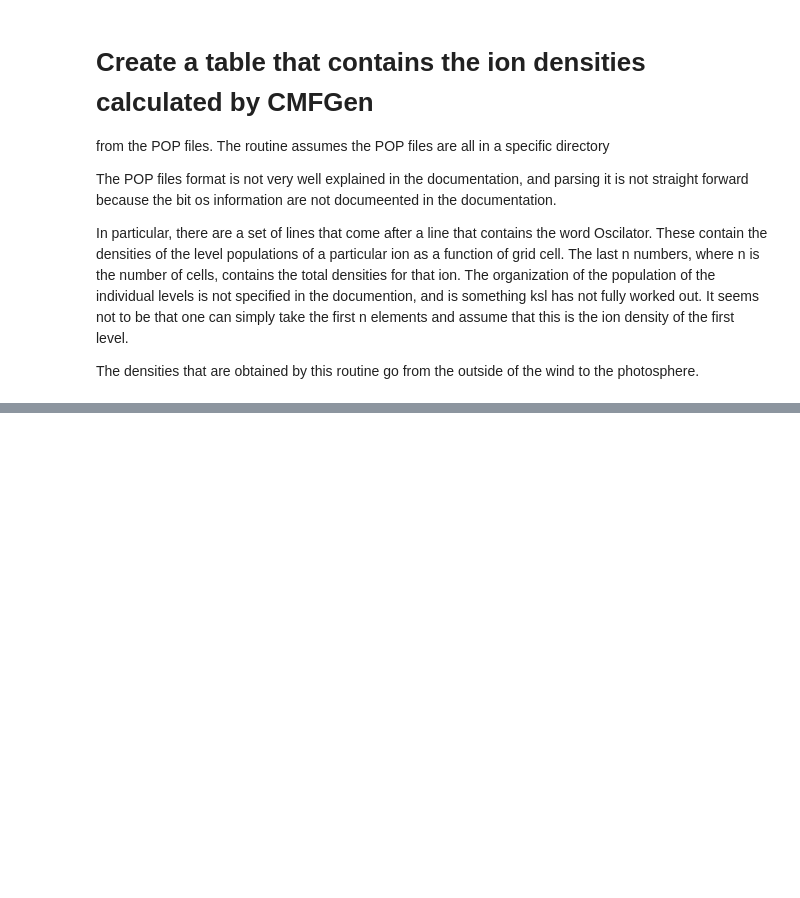
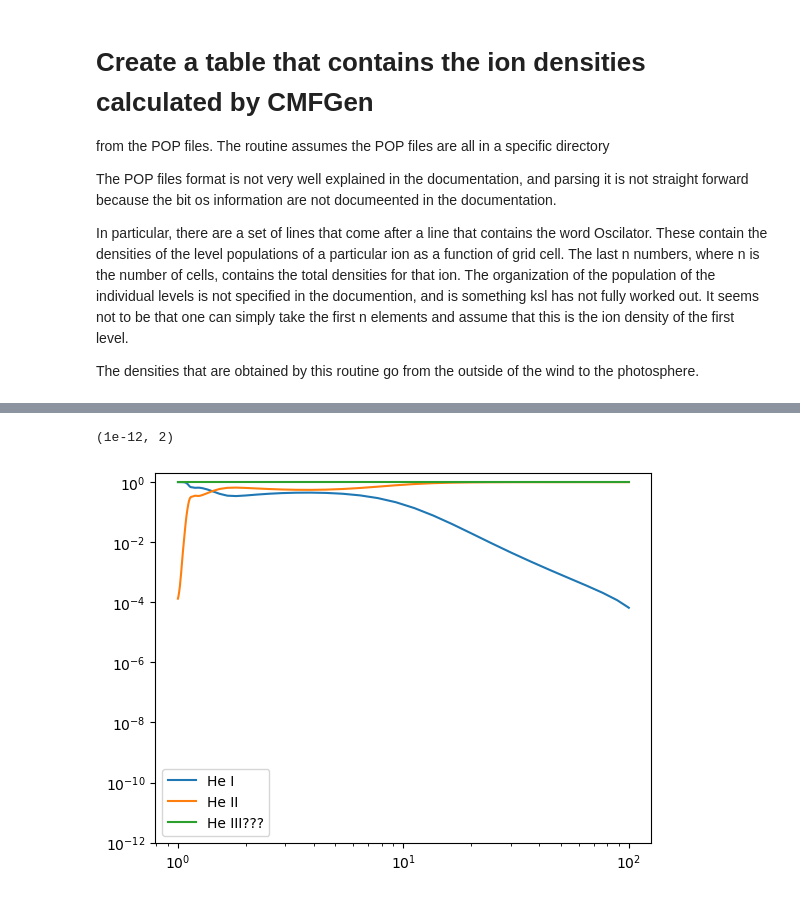
Before and after one commit to sirocco-rt/release-models, a Jupyter notebook: Details/cmfgen/cmfgen/GetIonDen.ipynb, the cells around one changed output, grey strips where cells are left out. Cells and saved outputs as stored; diff of their text form; code cells hidden in the pictures; blank space fills up the shorter version.

```diff
--- a/Details/cmfgen/cmfgen/GetIonDen.ipynb
+++ b/Details/cmfgen/cmfgen/GetIonDen.ipynb
@@ -118,0 +177,13 @@ nlev:  [14, 54, 18]
+# %%
+data = io.read("a2.rvtj.txt")
+x = np.genfromtxt("a2_he1.txt")
+total1 = x[2]
+plt.plot(data["r"]/data["r"][0], x[0]/total1, label="He I")
+plt.plot(data["r"]/data["r"][0], x[1]/total1, label="He II")
+plt.plot(data["r"]/data["r"][0], x[2]/total1, label="He III???")
+plt.loglog()
+plt.legend()
+plt.ylim(1e-12,2)
+# %% [output]
+(1e-12, 2)
+[figure, added]
```
Also changed, not shown: parts of 5 cells of this notebook, 16 other files.
